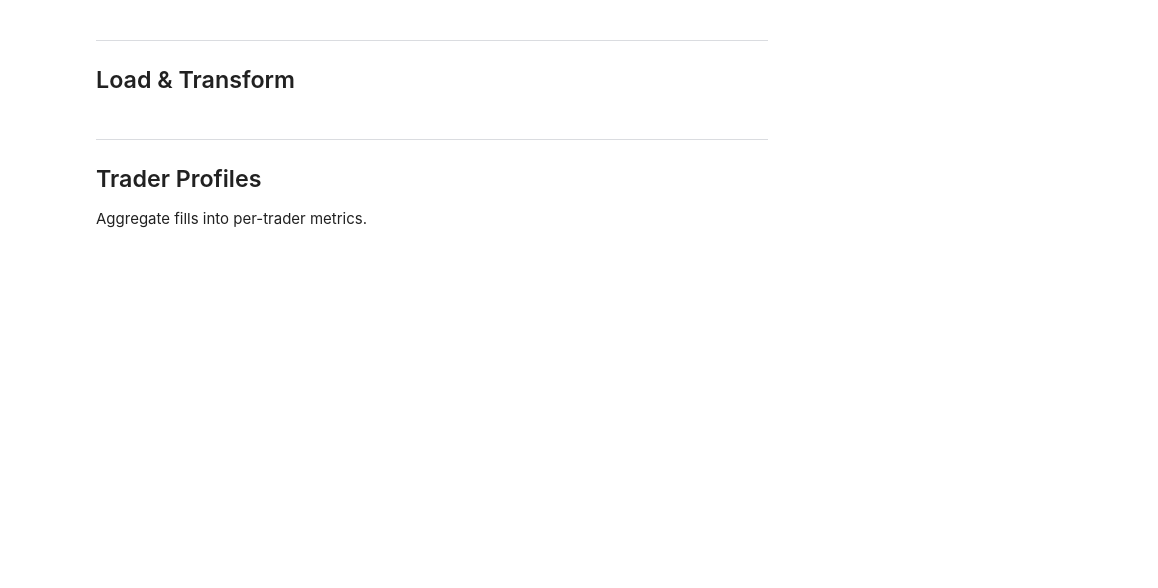
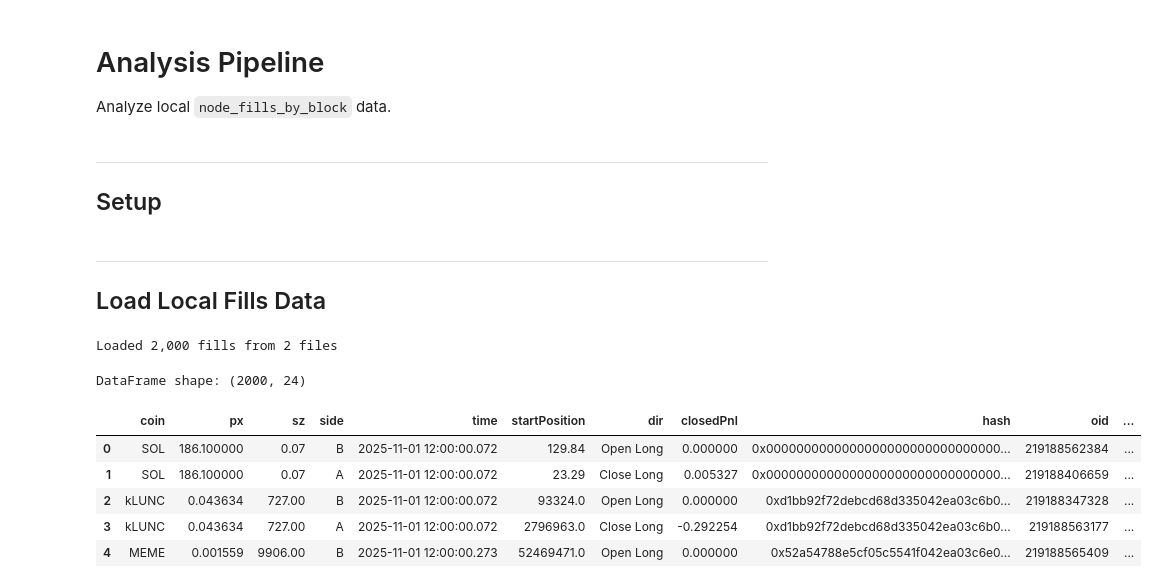
Before and after one commit to trevortrinh/vigil-hypertrace, a Jupyter notebook: notebooks/02_analysis_pipeline.ipynb, the cells around one changed output. Saved outputs shown, nothing was run; the diff lists cells and outputs as text; code cells hidden in the pictures; blank space fills up the shorter version.

```diff
--- a/notebooks/02_analysis_pipeline.ipynb
+++ b/notebooks/02_analysis_pipeline.ipynb
@@ -5,3 +1,11 @@ Transform raw fills into trader metrics.
+# %% [markdown]
+# Analysis Pipeline
+
+Analyze local `node_fills_by_block` data.
+# %% [markdown]
+---
+
+## Setup
 # %%
 import json
 import pandas as pd
@@ -12,34 +19,41 @@ SAMPLES_DIR = Path('../hyperliquid_samples/node_fills_by_block')
 # %% [markdown]
 ---
 
-## Load & Transform
+## Load Local Fills Data
 # %%
-# Load fills from sample JSON
+# Load all sample JSON files
 fills = []
 for path in SAMPLES_DIR.glob('*.json'):
     with open(path) as f:
         fills.extend(json.load(f))
 
-df = pd.DataFrame(fills)
-print(f"Loaded {len(df):,} fills")
+print(f"Loaded {len(fills):,} fills from {len(list(SAMPLES_DIR.glob('*.json')))} files")
+# %% [output]
+Loaded 2,000 fills from 2 files
 # %%
-# Type conversions
+# Convert to DataFrame with proper types
+df = pd.DataFrame(fills)
+
+# Parse types
 df['time'] = pd.to_datetime(df['time'], unit='ms')
 df['px'] = pd.to_numeric(df['px'])
 df['sz'] = pd.to_numeric(df['sz'])
 df['closedPnl'] = pd.to_numeric(df['closedPnl'], errors='coerce').fillna(0)
 df['fee'] = pd.to_numeric(df['fee'], errors='coerce').fillna(0)
 
-# Derived columns
+# Add computed columns
 df['volume'] = df['px'] * df['sz']
 df['is_maker'] = ~df['crossed']
 df['is_close'] = df['dir'].str.startswith('Close')
 df['is_win'] = (df['closedPnl'] > 0) & df['is_close']
 
-df[['user', 'coin', 'px', 'sz', 'dir', 'closedPnl', 'fee', 'crossed']].head()
+print(f"DataFrame shape: {df.shape}")
+df.head()
+# %% [output]
+DataFrame shape: (2000, 24)
+|  | coin | px | sz | side | time | startPosition | dir | closedPnl | hash | oid | ... |
+| 0 | SOL | 186.100000 | 0.07 | B | 2025-11-01 12:00:00.072 | 129.84 | Open Long | 0.000000 | 0x0000000000000000000000000000000... | 219188562384 | ... |
+| 1 | SOL | 186.100000 | 0.07 | A | 2025-11-01 12:00:00.072 | 23.29 | Close Long | 0.005327 | 0x0000000000000000000000000000000... | 219188406659 | ... |
+| 2 | kLUNC | 0.043634 | 727.00 | B | 2025-11-01 12:00:00.072 | 93324.0 | Open Long | 0.000000 | 0xd1bb92f72debcd68d335042ea03c6b0... | 219188347328 | ... |
+| 3 | kLUNC | 0.043634 | 727.00 | A | 2025-11-01 12:00:00.072 | 2796963.0 | Close Long | -0.292254 | 0xd1bb92f72debcd68d335042ea03c6b0... | 219188563177 | ... |
+| 4 | MEME | 0.001559 | 9906.00 | B | 2025-11-01 12:00:00.273 | 52469471.0 | Open Long | 0.000000 | 0x52a54788e5cf05c5541f042ea03c6e0... | 219188565409 | ... |
-# %% [markdown]
----
-
-## Trader Profiles
-
-Aggregate fills into per-trader metrics.
```
Also changed, not shown: parts of 18 cells of this notebook, 2 other files.
